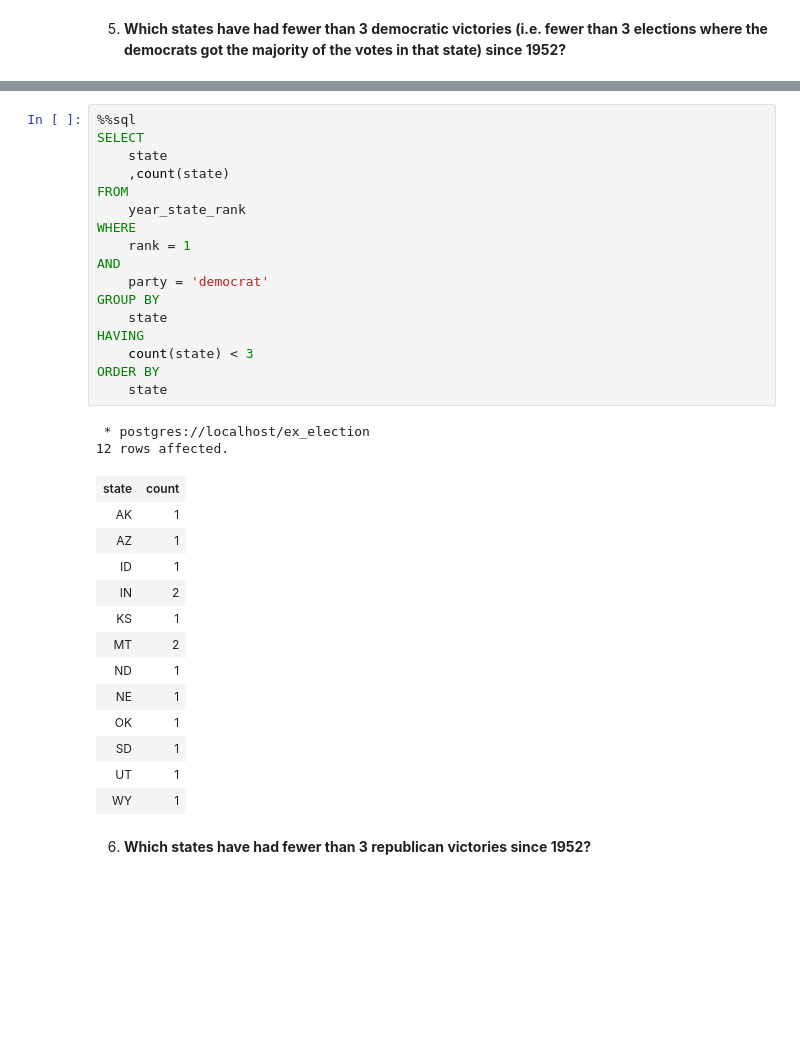
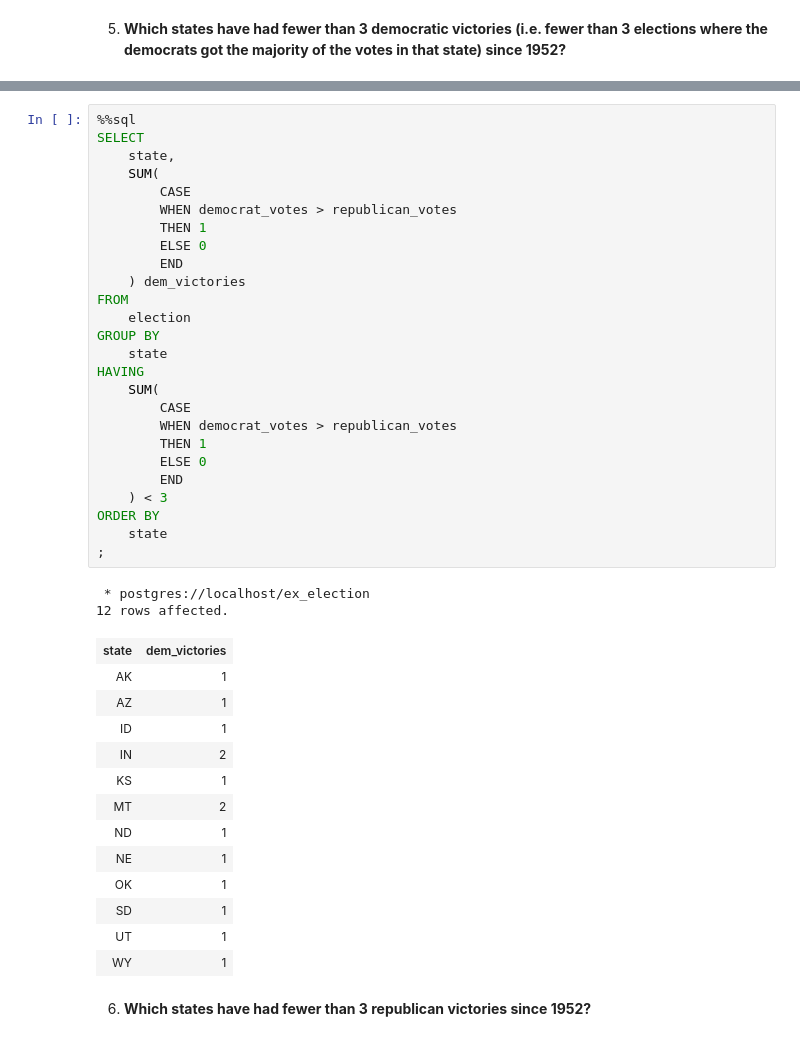
Before and after one commit to j-carson/SQL_practice, a Jupyter notebook: 05_election/My_Answers.ipynb, the cells around one changed output, grey strips where cells are left out. Drawn from its saved outputs; the diff is of its cells as text; blank space fills up the shorter version.

```diff
--- a/05_election/My_Answers.ipynb
+++ b/05_election/My_Answers.ipynb
@@ -239,35 +325,44 @@ Done.
-# %%
-%%sql
-SELECT
-    state
-    ,count(state)
-FROM
-    year_state_rank
-WHERE
-    rank = 1
-AND
-    party = 'democrat'
-GROUP BY
-    state
-HAVING
-    count(state) < 3
-ORDER BY
-    state
-# %% [output]
- * postgres://localhost/ex_election
-12 rows affected.
-| state | count |
-| AK | 1 |
-| AZ | 1 |
-| ID | 1 |
-| IN | 2 |
-| KS | 1 |
-| MT | 2 |
-| ND | 1 |
-| NE | 1 |
-| OK | 1 |
-| SD | 1 |
-| UT | 1 |
-| WY | 1 |
+# %%
+%%sql
+SELECT
+    state,
+    SUM(
+        CASE
+        WHEN democrat_votes > republican_votes
+        THEN 1
+        ELSE 0
+        END
+    ) dem_victories
+FROM
+    election
+GROUP BY
+    state
+HAVING
+    SUM(
+        CASE
+        WHEN democrat_votes > republican_votes
+        THEN 1
+        ELSE 0
+        END
+    ) < 3
+ORDER BY
+    state
+;
+# %% [output]
+ * postgres://localhost/ex_election
+12 rows affected.
+| state | dem_victories |
+| AK | 1 |
+| AZ | 1 |
+| ID | 1 |
+| IN | 2 |
+| KS | 1 |
+| MT | 2 |
+| ND | 1 |
+| NE | 1 |
+| OK | 1 |
+| SD | 1 |
+| UT | 1 |
+| WY | 1 |
 # %% [markdown]
 6. **Which states have had fewer than 3 republican victories since 1952?**
```
Also changed, not shown: parts of 16 cells of this notebook.
